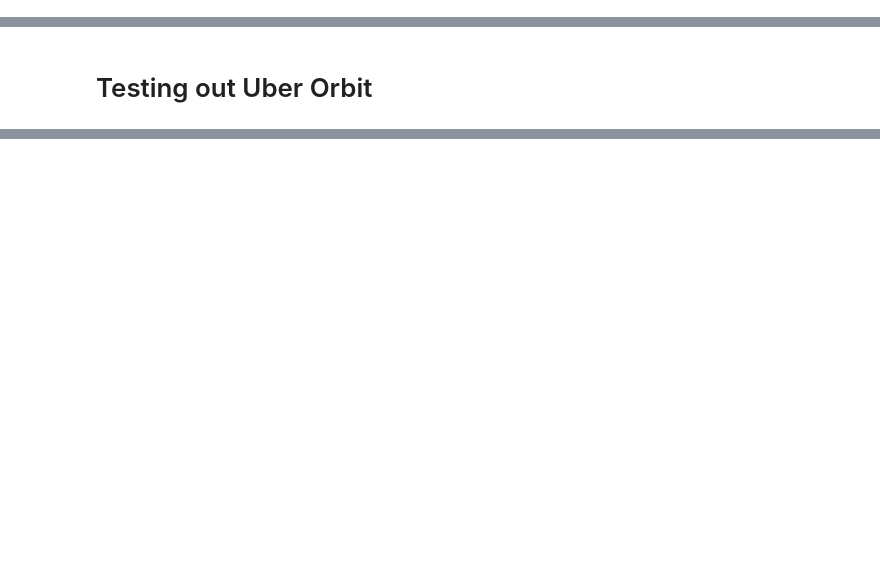
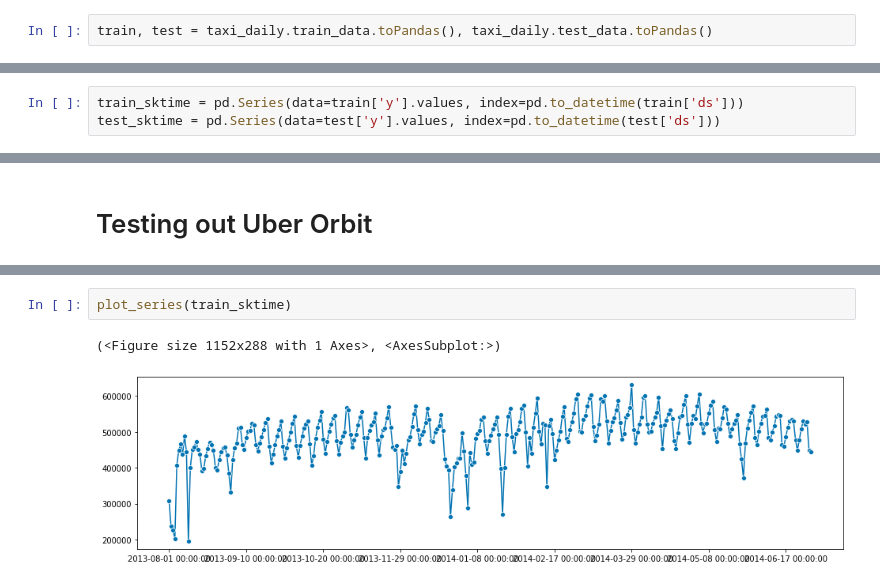
Before and after one commit to Data-drone/timeseries_mlflow, a Jupyter notebook: TimeSeries Forecast.ipynb, the cells around one changed output, grey strips where cells are left out. Drawn from its saved outputs; the diff is of its cells as text; blank space fills up the shorter version.

Commit message:
testing sktime

```diff
--- a/TimeSeries Forecast.ipynb
+++ b/TimeSeries Forecast.ipynb
@@ -80,0 +80,2 @@ time: 8.01 s (started: 2021-07-24 14:57:18 +00:00)
+# %%
+train, test = taxi_daily.train_data.toPandas(), taxi_daily.test_data.toPandas()
@@ -80,0 +84,3 @@ time: 8.01 s (started: 2021-07-24 14:57:18 +00:00)
+# %%
+train_sktime = pd.Series(data=train['y'].values, index=pd.to_datetime(train['ds']))
+test_sktime = pd.Series(data=test['y'].values, index=pd.to_datetime(test['ds']))
@@ -289,0 +324,5 @@ time: 17.7 s (started: 2021-07-24 15:10:39 +00:00)
+# %%
+plot_series(train_sktime)
+# %% [output]
+(<Figure size 1152x288 with 1 Axes>, <AxesSubplot:>)
+[figure, added]
```
Also changed, not shown: parts of 44 cells of this notebook.
